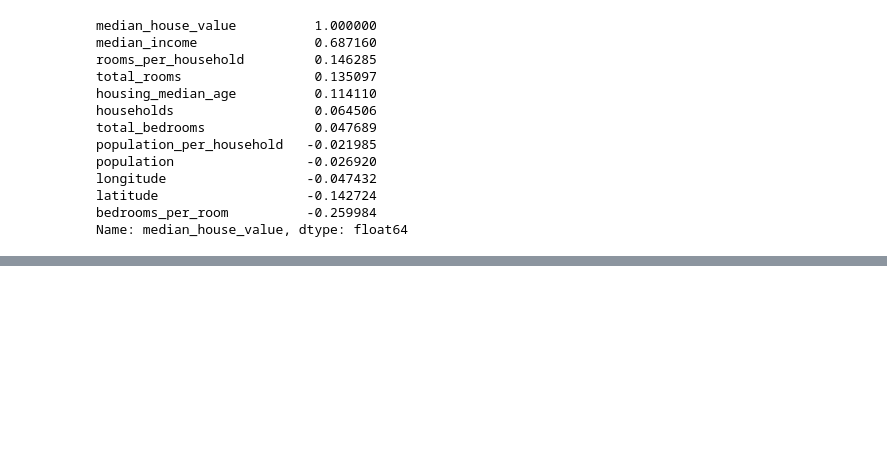
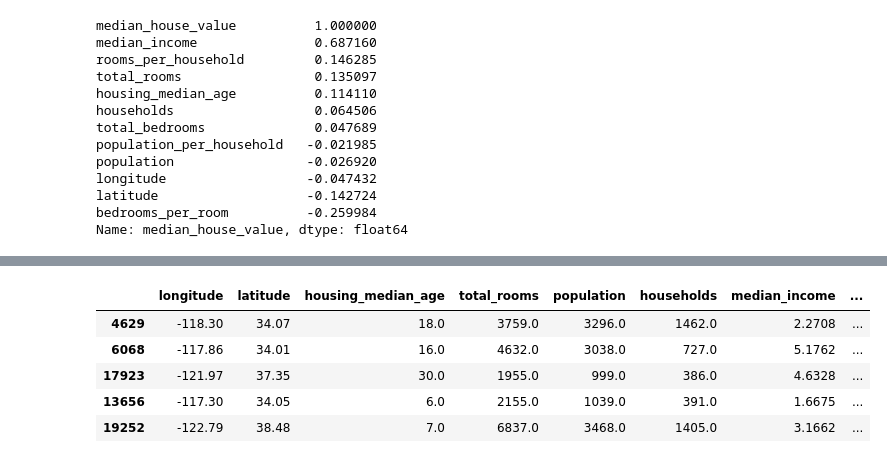
Before and after one commit to rodferro/hands-on-ml, a Jupyter notebook: 02_end_to_end_ml_project.ipynb, the cells around one changed output, grey strips where cells are left out. Cells and saved outputs as stored; diff of their text form; code cells hidden in the pictures; blank space fills up the shorter version.

```diff
--- a/02_end_to_end_ml_project.ipynb
+++ b/02_end_to_end_ml_project.ipynb
@@ -298,0 +318,9 @@ Name: median_house_value, dtype: float64
+# %%
+sample_incomplete_rows.drop("total_bedrooms", axis=1)
+# %% [output]
+|  | longitude | latitude | housing_median_age | total_rooms | population | households | median_income | ... |
+| 4629 | -118.30 | 34.07 | 18.0 | 3759.0 | 3296.0 | 1462.0 | 2.2708 | ... |
+| 6068 | -117.86 | 34.01 | 16.0 | 4632.0 | 3038.0 | 727.0 | 5.1762 | ... |
+| 17923 | -121.97 | 37.35 | 30.0 | 1955.0 | 999.0 | 386.0 | 4.6328 | ... |
+| 13656 | -117.30 | 34.05 | 6.0 | 2155.0 | 1039.0 | 391.0 | 1.6675 | ... |
+| 19252 | -122.79 | 38.48 | 7.0 | 6837.0 | 3468.0 | 1405.0 | 3.1662 | ... |
```
Also changed, not shown: parts of 27 cells of this notebook.
